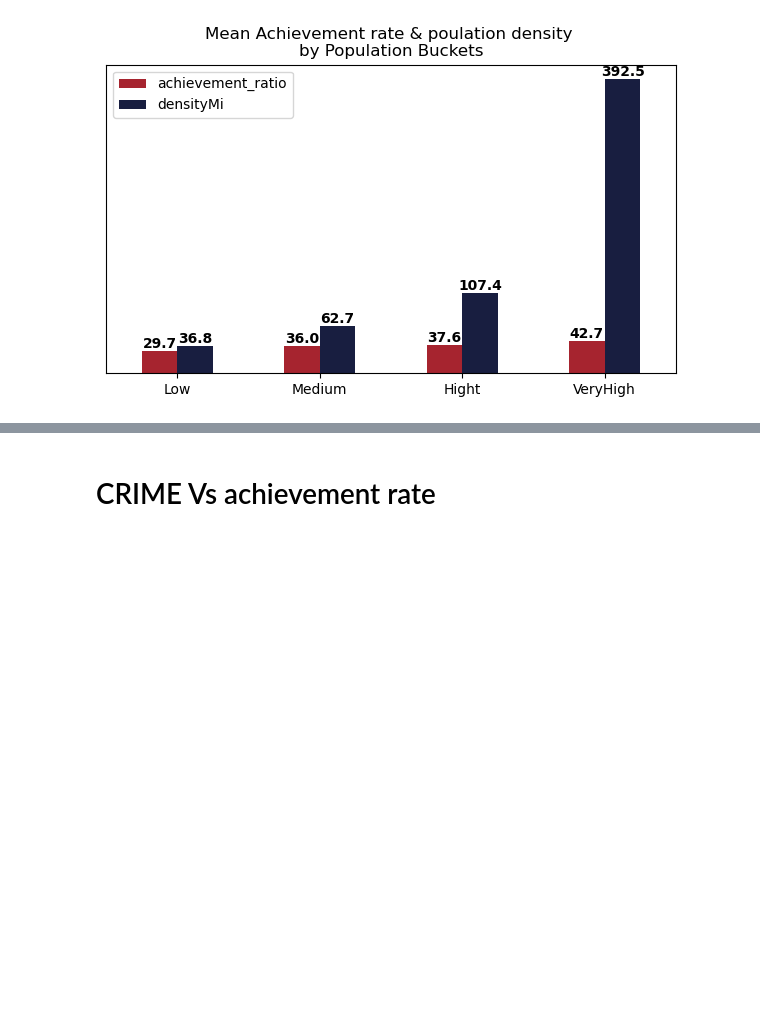
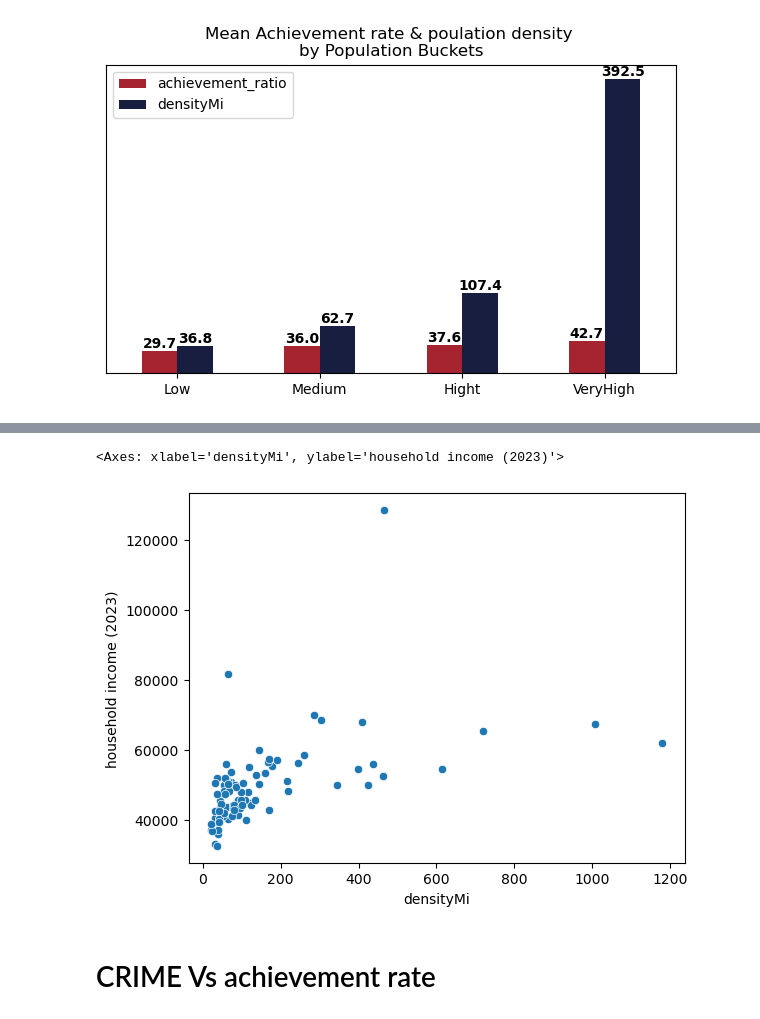
Before and after one commit to H-Getu/TN-Education-Landscape, a Jupyter notebook: scripts/Tn_education.ipynb, the cells around one changed output, grey strips where cells are left out. Drawn from its saved outputs; the diff is of its cells as text; code cells hidden in the pictures; blank space fills up the shorter version.

```diff
--- a/scripts/Tn_education.ipynb
+++ b/scripts/Tn_education.ipynb
@@ -1092,3 +1130,8 @@ plt.show()
+# %%
+sns.scatterplot(data = country_avg_income, x = 'densityMi', y = 'household income (2023)')
+# %% [output]
+<Axes: xlabel='densityMi', ylabel='household income (2023)'>
+[figure, added]
 # %% [markdown]
 # CRIME Vs achievement rate
 # %%
```
Also changed, not shown: parts of 6 cells of this notebook.
